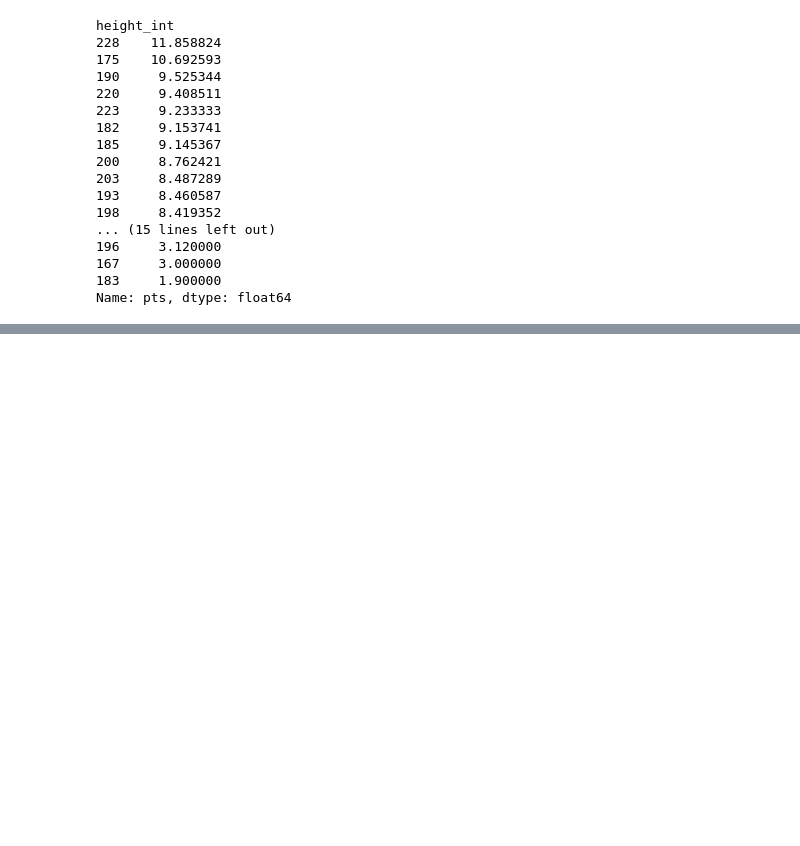
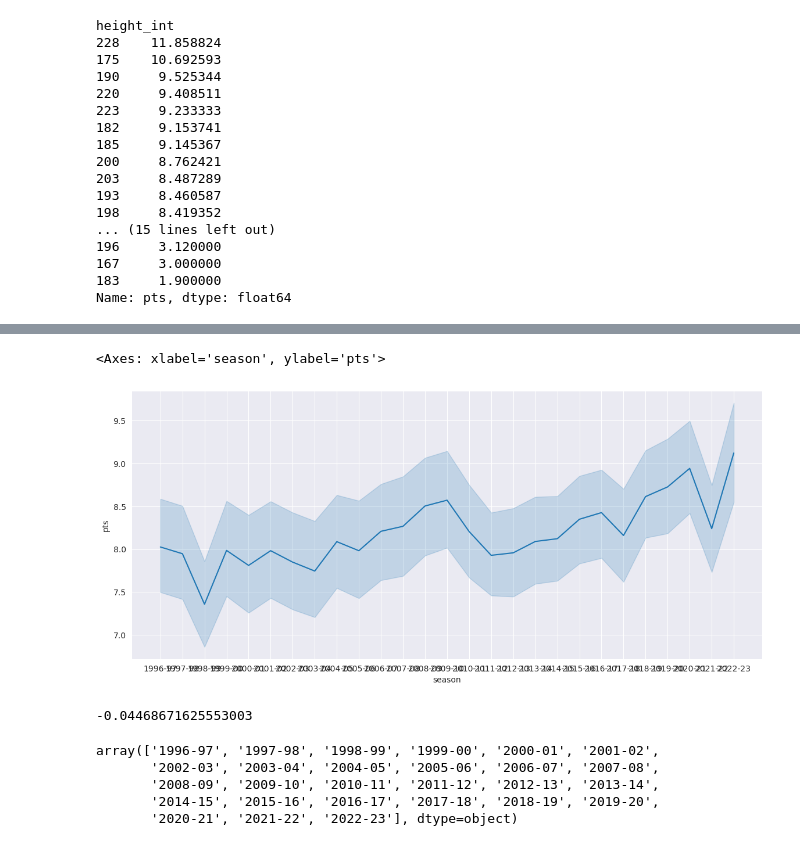
Before and after one commit to jLevar/nba_eda, a Jupyter notebook: nba.ipynb, the cells around one changed output, grey strips where cells are left out. Cells and saved outputs as stored; diff of their text form; code cells hidden in the pictures; blank space fills up the shorter version.

```diff
--- a/nba.ipynb
+++ b/nba.ipynb
@@ -100,0 +107,18 @@ sns.regplot(x=height_to_points.index, y=height_to_points.values)
+# %%
+plt.figure(figsize=(14, 6))
+sns.lineplot(data=df, x="season", y="pts")
+# %% [output]
+<Axes: xlabel='season', ylabel='pts'>
+[figure, added]
+# %%
+df[df["season"] == '1996-97'][["player_height", "pts"]].corr().iloc[0, 1]
+# %% [output]
+-0.04468671625553003
+# %%
+df["season"].unique()
+# %% [output]
+array(['1996-97', '1997-98', '1998-99', '1999-00', '2000-01', '2001-02',
+       '2002-03', '2003-04', '2004-05', '2005-06', '2006-07', '2007-08',
+       '2008-09', '2009-10', '2010-11', '2011-12', '2012-13', '2013-14',
+       '2014-15', '2015-16', '2016-17', '2017-18', '2018-19', '2019-20',
+       '2020-21', '2021-22', '2022-23'], dtype=object)
```
Also changed, not shown: parts of 10 cells of this notebook.
